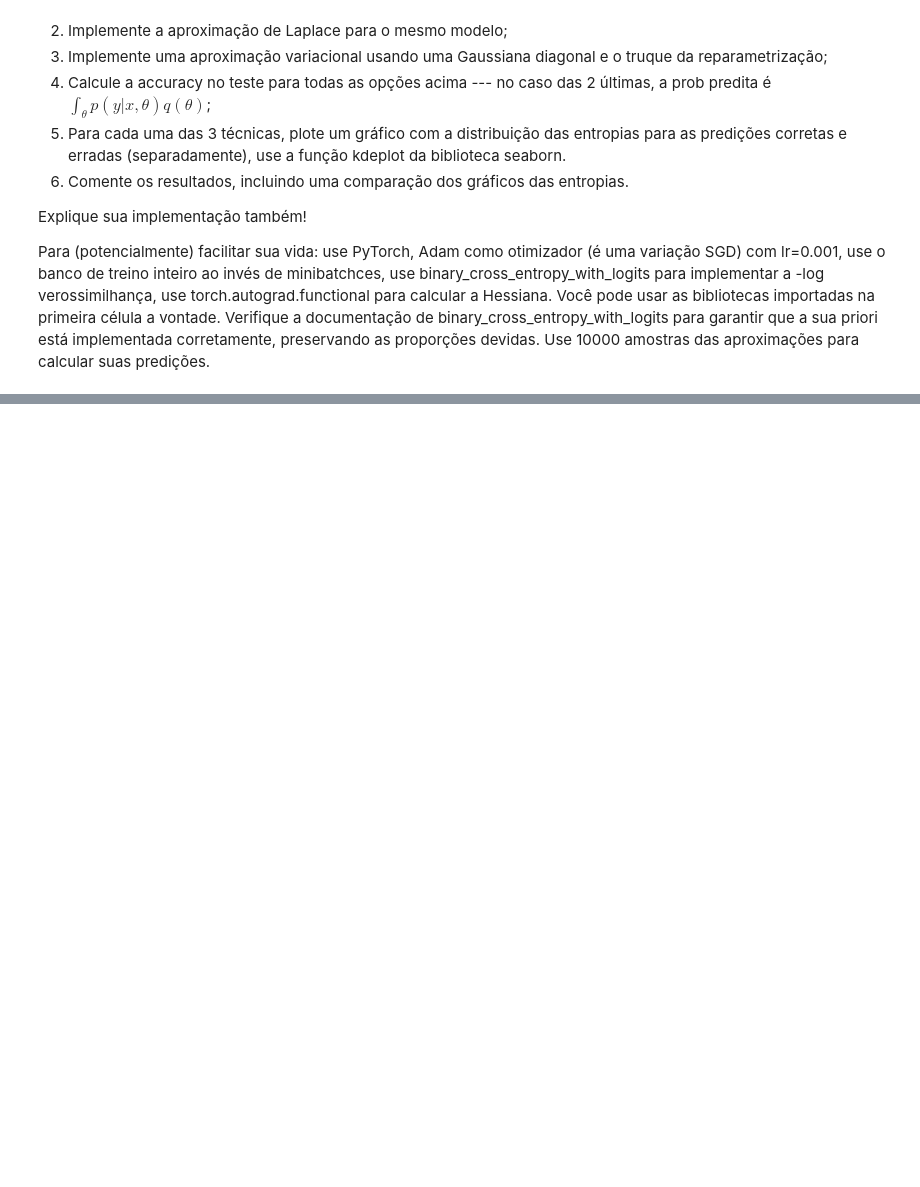
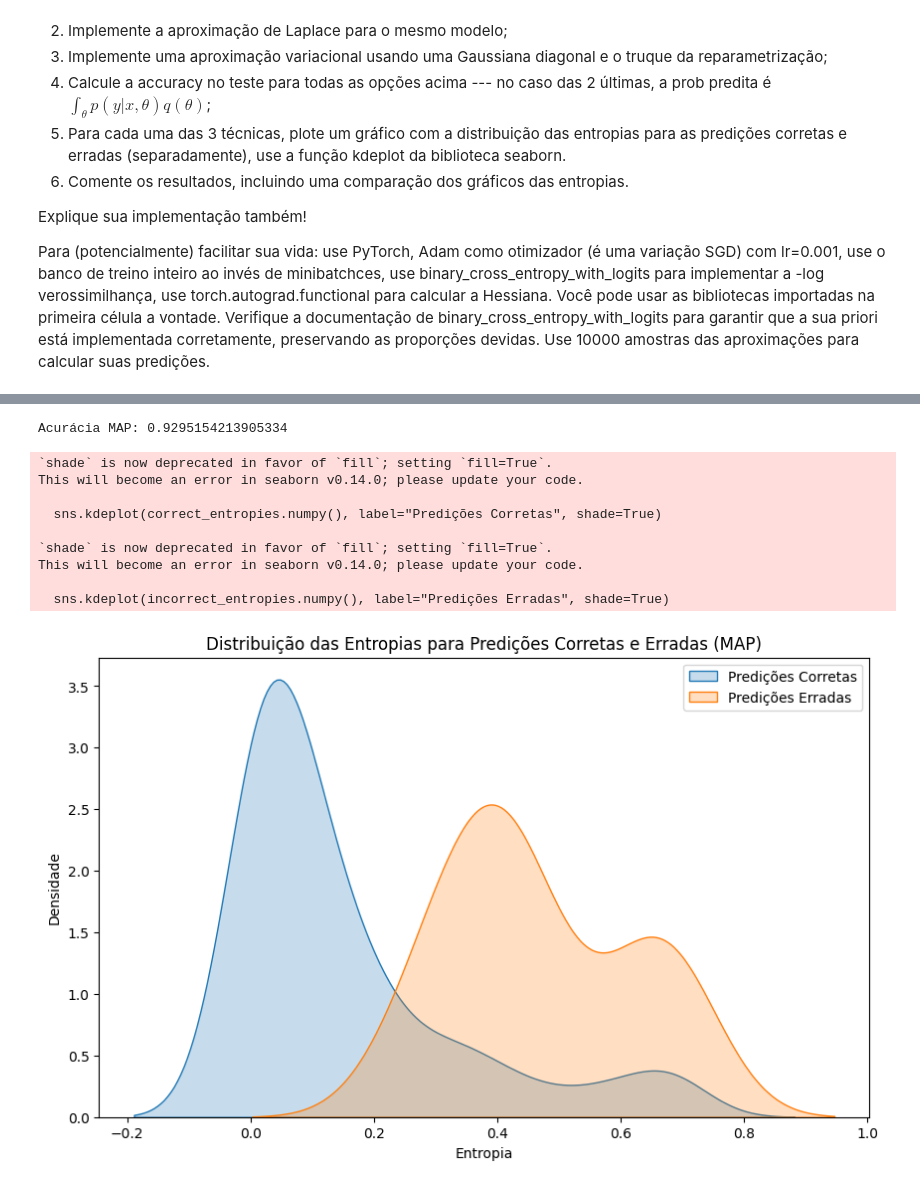
Before and after one commit to G-mikael/Lista_Machine_Learning, a Jupyter notebook: HW1.ipynb, the cells around one changed output, grey strips where cells are left out. Drawn from its saved outputs; the diff is of its cells as text; code cells hidden in the pictures; blank space fills up the shorter version.

```diff
--- a/HW1.ipynb
+++ b/HW1.ipynb
@@ -449,0 +492,79 @@ NameError: name 'load_breast_cancer' is not defined
+# %%
+import torch.nn.functional as F
+from torch.optim import Adam
+
+# Hiperparâmetros
+c = 100  # Variância da priori
+lr = 0.001  # Taxa de aprendizado
+n_epochs = 1000  # Número de épocas
+
+# Inicialização dos parâmetros
+theta = torch.zeros(Xtrain.shape[1], requires_grad=True)
+
+# Otimizador
+optimizer = Adam([theta], lr=lr)
+
+# Treinamento MAP
+for epoch in range(n_epochs):
+    optimizer.zero_grad()
+
+    # Verossimilhança (logística)
+    logits = Xtrain @ theta
+    loss_likelihood = F.binary_cross_entropy_with_logits(logits, ytrain, reduction='sum')
+
+    # Priori (Gaussiana)
+    loss_prior = (1 / (2 * c)) * torch.sum(theta ** 2)
+
+    # Loss total (negativo do log posteriori)
+    loss = loss_likelihood + loss_prior
+    loss.backward()
+    optimizer.step()
+
+# Predições no teste
+with torch.no_grad():
+    logits_test = Xtest @ theta
+    probs_test = torch.sigmoid(logits_test)
+    preds_test = (probs_test > 0.5).float()
+
+# Acurácia no teste
+accuracy_map = (preds_test == ytest).float().mean()
+print(f"Acurácia MAP: {accuracy_map.item()}")
+# %% [output]
+Acurácia MAP: 0.9295154213905334
+# %%
+def calculate_entropy(probs):
+    return - (probs * torch.log(probs + 1e-10) + (1 - probs) * torch.log(1 - probs + 1e-10))
+
+# Calcular as probabilidades preditas no conjunto de teste
+with torch.no_grad():
+    logits_test = Xtest @ theta
+    probs_test = torch.sigmoid(logits_test)
+    preds_test = (probs_test > 0.5).float()
+
+# Calcular a entropia para cada predição
+entropies = calculate_entropy(probs_test)
+
+# Separar as entropias em predições corretas e erradas
+correct_entropies = entropies[preds_test == ytest]
+incorrect_entropies = entropies[preds_test != ytest]
+
+# Plotar as distribuições das entropias
+plt.figure(figsize=(10, 6))
+sns.kdeplot(correct_entropies.numpy(), label="Predições Corretas", shade=True)
+sns.kdeplot(incorrect_entropies.numpy(), label="Predições Erradas", shade=True)
+plt.title("Distribuição das Entropias para Predições Corretas e Erradas (MAP)")
+plt.xlabel("Entropia")
+plt.ylabel("Densidade")
+plt.legend()
+plt.show()
+# %% [output]
+`shade` is now deprecated in favor of `fill`; setting `fill=True`.
+This will become an error in seaborn v0.14.0; please update your code.
+
+  sns.kdeplot(correct_entropies.numpy(), label="Predições Corretas", shade=True)
+
+`shade` is now deprecated in favor of `fill`; setting `fill=True`.
+This will become an error in seaborn v0.14.0; please update your code.
+
+  sns.kdeplot(incorrect_entropies.numpy(), label="Predições Erradas", shade=True)
+[figure, added]
```
Also changed, not shown: parts of 21 cells of this notebook.
